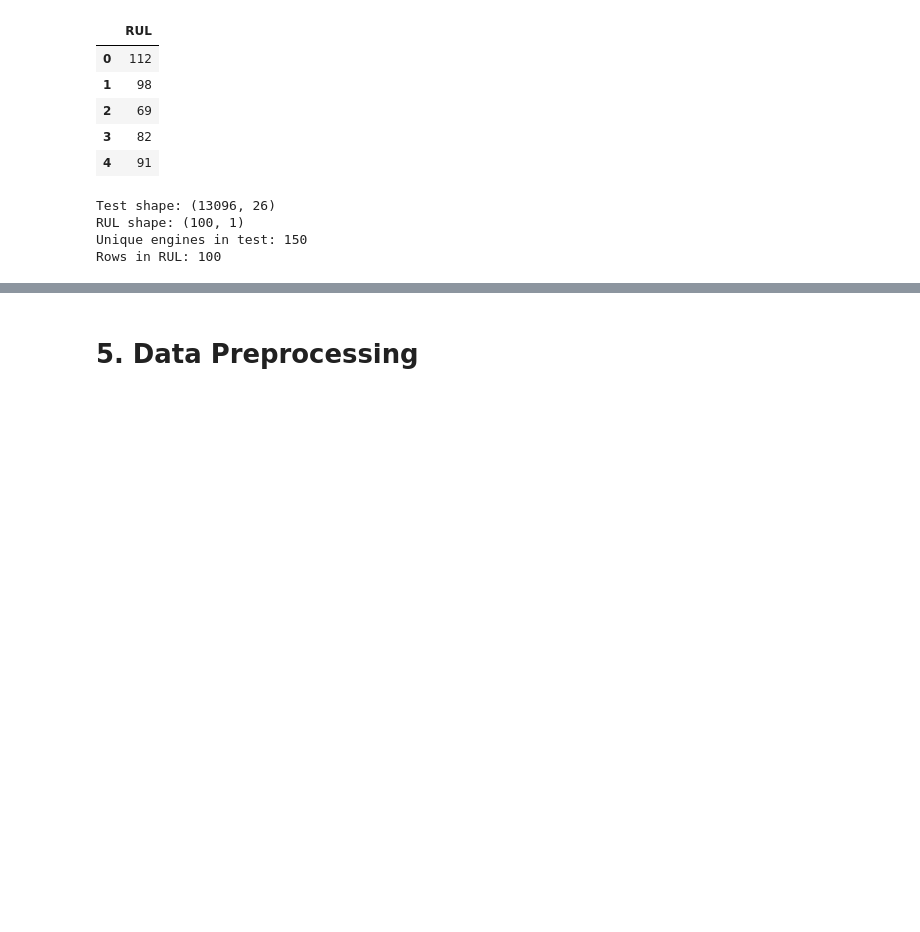
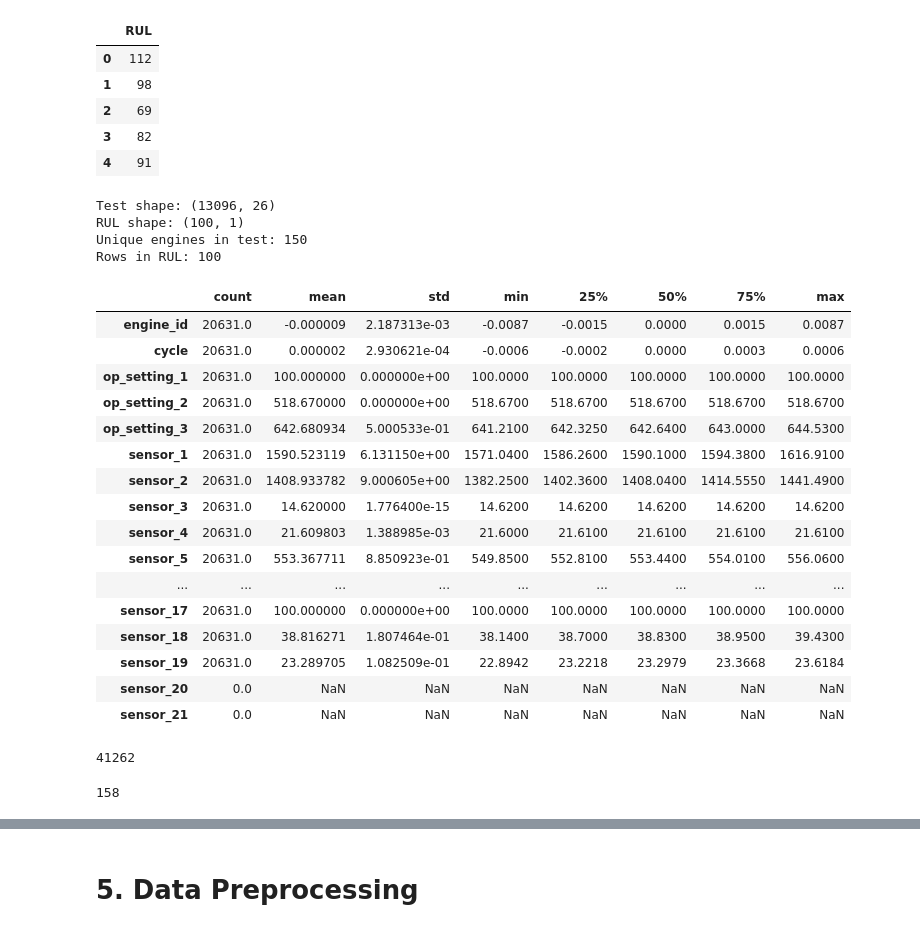
Before and after one commit to 0mcodes/AIML_PROJECTS, a Jupyter notebook: AI-Driven Aircraft Engine Predictive Maintenance System/Aircraft_Engine_Health_Monitoring.ipynb, the cells around one changed output, grey strips where cells are left out. Saved outputs shown, nothing was run; the diff lists cells and outputs as text; code cells hidden in the pictures; blank space fills up the shorter version.

```diff
--- a/AI-Driven Aircraft Engine Predictive Maintenance System/Aircraft_Engine_Health_Monitoring.ipynb
+++ b/AI-Driven Aircraft Engine Predictive Maintenance System/Aircraft_Engine_Health_Monitoring.ipynb
@@ -145,3 +145,31 @@ Test shape: (13096, 26)
 RUL shape: (100, 1)
 Unique engines in test: 150
 Rows in RUL: 100
+# %%
+train_df.describe().T
+# %% [output]
+|  | count | mean | std | min | 25% | 50% | 75% | max |
+| engine_id | 20631.0 | -0.000009 | 2.187313e-03 | -0.0087 | -0.0015 | 0.0000 | 0.0015 | 0.0087 |
+| cycle | 20631.0 | 0.000002 | 2.930621e-04 | -0.0006 | -0.0002 | 0.0000 | 0.0003 | 0.0006 |
+| op_setting_1 | 20631.0 | 100.000000 | 0.000000e+00 | 100.0000 | 100.0000 | 100.0000 | 100.0000 | 100.0000 |
+| op_setting_2 | 20631.0 | 518.670000 | 0.000000e+00 | 518.6700 | 518.6700 | 518.6700 | 518.6700 | 518.6700 |
+| op_setting_3 | 20631.0 | 642.680934 | 5.000533e-01 | 641.2100 | 642.3250 | 642.6400 | 643.0000 | 644.5300 |
+| sensor_1 | 20631.0 | 1590.523119 | 6.131150e+00 | 1571.0400 | 1586.2600 | 1590.1000 | 1594.3800 | 1616.9100 |
+| sensor_2 | 20631.0 | 1408.933782 | 9.000605e+00 | 1382.2500 | 1402.3600 | 1408.0400 | 1414.5550 | 1441.4900 |
+| sensor_3 | 20631.0 | 14.620000 | 1.776400e-15 | 14.6200 | 14.6200 | 14.6200 | 14.6200 | 14.6200 |
+| sensor_4 | 20631.0 | 21.609803 | 1.388985e-03 | 21.6000 | 21.6100 | 21.6100 | 21.6100 | 21.6100 |
+| sensor_5 | 20631.0 | 553.367711 | 8.850923e-01 | 549.8500 | 552.8100 | 553.4400 | 554.0100 | 556.0600 |
+| ... | ... | ... | ... | ... | ... | ... | ... | ... |
+| sensor_17 | 20631.0 | 100.000000 | 0.000000e+00 | 100.0000 | 100.0000 | 100.0000 | 100.0000 | 100.0000 |
+| sensor_18 | 20631.0 | 38.816271 | 1.807464e-01 | 38.1400 | 38.7000 | 38.8300 | 38.9500 | 39.4300 |
+| sensor_19 | 20631.0 | 23.289705 | 1.082509e-01 | 22.8942 | 23.2218 | 23.2979 | 23.3668 | 23.6184 |
+| sensor_20 | 0.0 | NaN | NaN | NaN | NaN | NaN | NaN | NaN |
+| sensor_21 | 0.0 | NaN | NaN | NaN | NaN | NaN | NaN | NaN |
+# %%
+train_df.isna().sum().sum()
+# %% [output]
+41262
+# %%
+train_df["engine_id"].nunique()
+# %% [output]
+158
```
Also changed, not shown: parts of 2 cells of this notebook.
